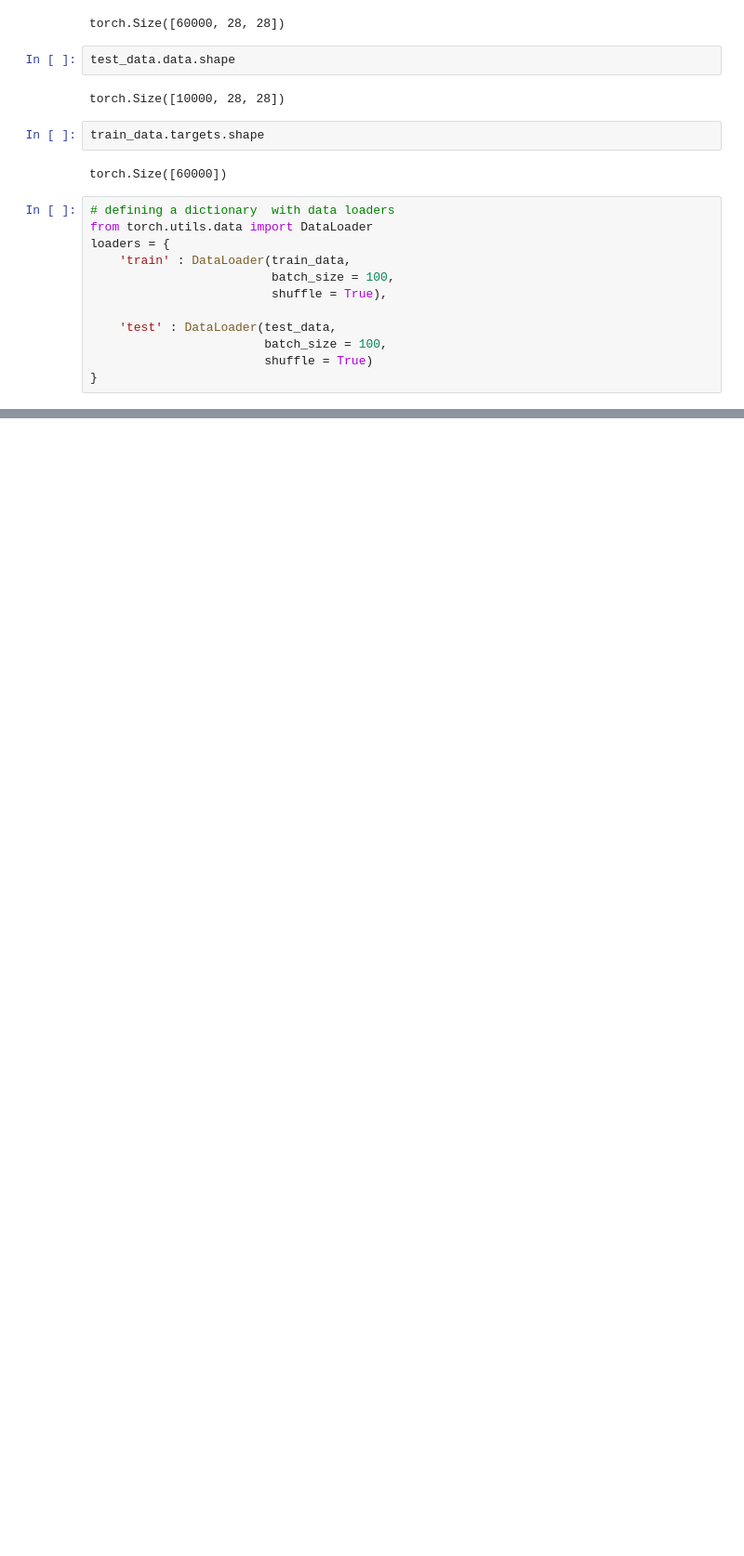
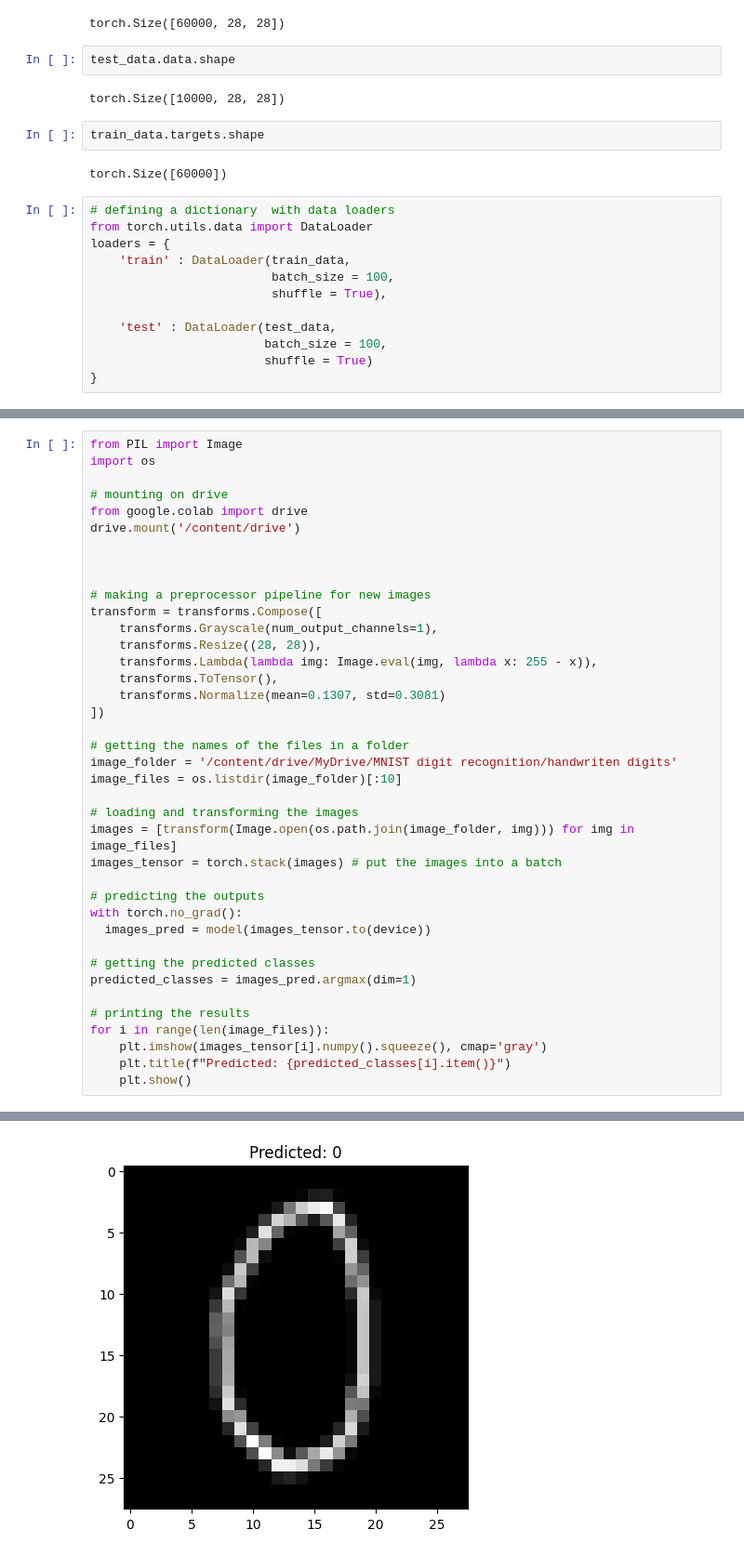
Before and after one commit to Davit000Asryan/My-projects, a Jupyter notebook: MNIST_digit_recognition.ipynb, the cells around one changed output, grey strips where cells are left out. Shown: that part at 93% size. Drawn from its saved outputs; the diff is of its cells as text; blank space fills up the shorter version.

Commit message:
MNIST digit recognition with CNN

```diff
--- a/MNIST_digit_recognition.ipynb
+++ b/MNIST_digit_recognition.ipynb
@@ -270,0 +269,40 @@ plt.show()
+# %%
+from PIL import Image
+import os
+
+# mounting on drive
+from google.colab import drive
+drive.mount('/content/drive')
+
+
+
+# making a preprocessor pipeline for new images
+transform = transforms.Compose([
+    transforms.Grayscale(num_output_channels=1),
+    transforms.Resize((28, 28)),
+    transforms.Lambda(lambda img: Image.eval(img, lambda x: 255 - x)),
+    transforms.ToTensor(),
+    transforms.Normalize(mean=0.1307, std=0.3081)
+])
+
+# getting the names of the files in a folder
+image_folder = '/content/drive/MyDrive/MNIST digit recognition/handwriten digits'
+image_files = os.listdir(image_folder)[:10]
+
+# loading and transforming the images
+images = [transform(Image.open(os.path.join(image_folder, img))) for img in image_files]
+images_tensor = torch.stack(images) # put the images into a batch
+
+# predicting the outputs
+with torch.no_grad():
+  images_pred = model(images_tensor.to(device))
+
+# getting the predicted classes
+predicted_classes = images_pred.argmax(dim=1)
+
+# printing the results
+for i in range(len(image_files)):
+    plt.imshow(images_tensor[i].numpy().squeeze(), cmap='gray')
+    plt.title(f"Predicted: {predicted_classes[i].item()}")
+    plt.show()
+# %% [output]
@@ -270,0 +310 @@ plt.show()
+[figure, added]
```
Also changed, not shown: parts of 10 cells of this notebook.
